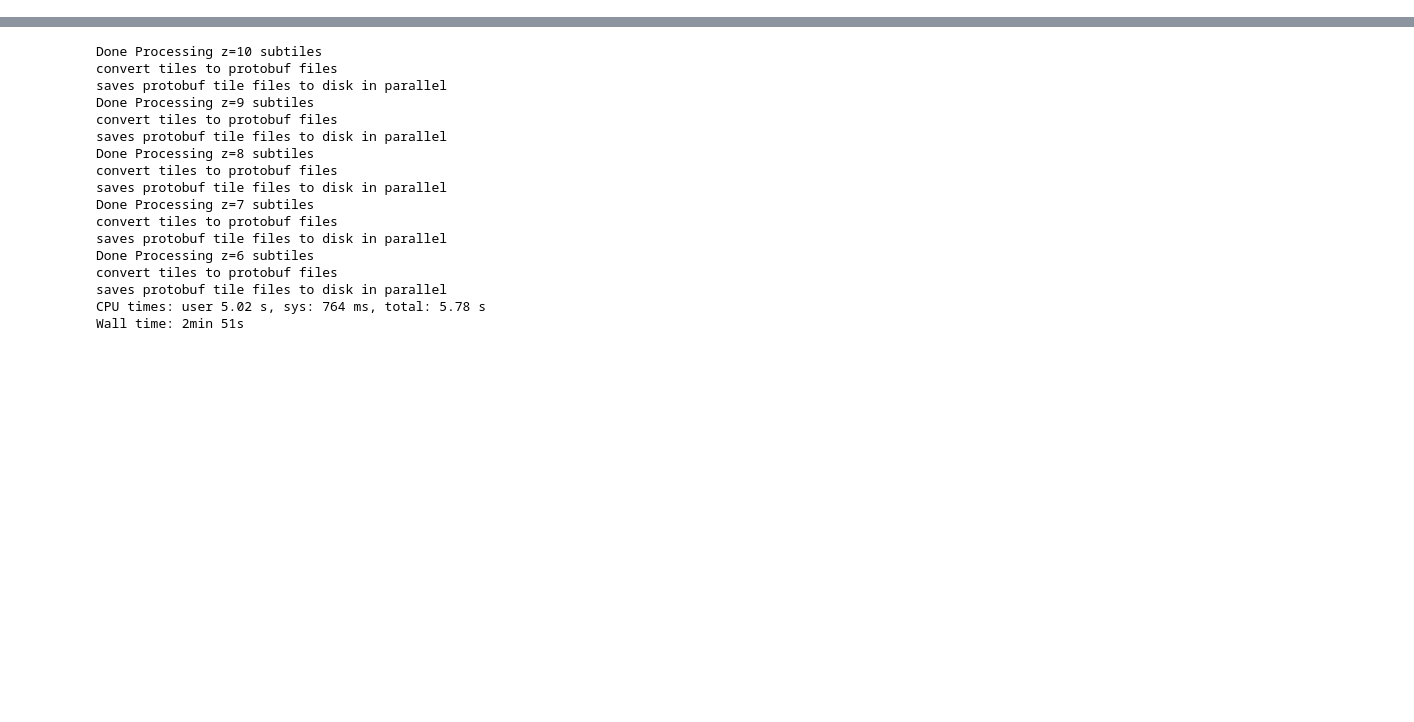
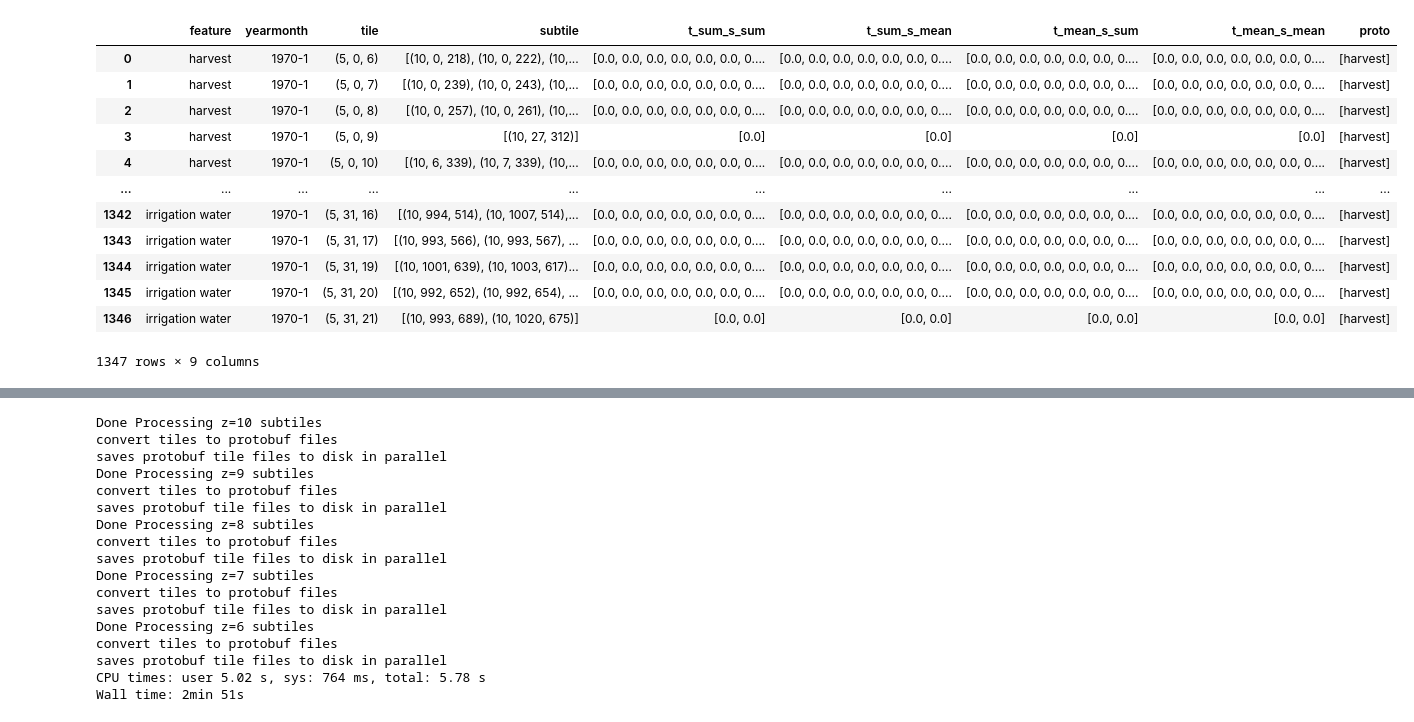
Before and after one commit to uncharted-causemos/slow-tortoise, a Jupyter notebook: experiment/notebooks/tile_core_draft.ipynb, the cells around one changed output, grey strips where cells are left out. Cells and saved outputs as stored; diff of their text form; code cells hidden in the pictures; blank space fills up the shorter version.

```diff
--- a/experiment/notebooks/tile_core_draft.ipynb
+++ b/experiment/notebooks/tile_core_draft.ipynb
@@ -39,10 +39,28 @@ def parentTile(coord):
     z, x, y = coord
     return (z - 1, math.floor(x / 2), math.floor(y / 2))
 
-# A tile will contain up to 4^levelDiff number of subtiles
-def tileCoord(subTileCoord, levelDiff = 5):
+# A tile will contain up to 4^leveldiff number of subtiles
+def tileCoord(subTileCoord, leveldiff = 5):
     z, x, y = subTileCoord
-    return (z - 5, math.floor(x / math.pow(2, levelDiff)), math.floor(y / math.pow(2, levelDiff)))
+    return (z - 5, math.floor(x / math.pow(2, leveldiff)), math.floor(y / math.pow(2, leveldiff)))
+
+# project subtile coord into bin index of levelDiff level up parent tile
+# def project(subtilecoord, tilecoord):
+#     # Calculate the coordinates of the subtile located at the most top left corner of main tile
+#     offset_x =
+#     offset_y =
+#     subz, subx, suby = subtilecoord
+
+#     #Project subtile coordinate to maxXBins * maxYBins grid coordinate
+#     binx = subx - offset_x
+#     biny = suby - offset_y
+
+#     totalBins = 4^5
+#     binIndex = binX + binY*maxXBins
+
+def toProto(x):
+    a = [x.feature]
+    return a
 # %%
 %%time
 # ==== Prepare data and run temporal and spatial aggregation =====
@@ -103,3 +121,11 @@ def processTiles(df, level):
     print ("NYI: saves protobuf tile files to disk in parallel")
     # For now just write current results as a whole to a file
     df.to_csv('./output/results-' + str(level) + '-*.csv')
+# %%
+%%time
+# TEST
+df['tile'] = df.apply(lambda x: tileCoord(x.subtile), axis=1, meta=(None, 'object'))
+df2 = df.groupby(['feature', 'yearmonth', 'tile']).agg(list).reset_index()
+df2['proto'] = df.apply(lambda x: toProto(x), axis=1, meta=(None, 'object'))
+df2.compute()
+# %% [output]
@@ -106,3 +134,16 @@ def processTiles(df, level):
+|  | feature | yearmonth | tile | subtile | t_sum_s_sum | t_sum_s_mean | t_mean_s_sum | t_mean_s_mean | proto |
+| 0 | harvest | 1970-1 | (5, 0, 6) | [(10, 0, 218), (10, 0, 222), (10,... | [0.0, 0.0, 0.0, 0.0, 0.0, 0.0, 0.... | [0.0, 0.0, 0.0, 0.0, 0.0, 0.0, 0.... | [0.0, 0.0, 0.0, 0.0, 0.0, 0.0, 0.... | [0.0, 0.0, 0.0, 0.0, 0.0, 0.0, 0.... | [harvest] |
+| 1 | harvest | 1970-1 | (5, 0, 7) | [(10, 0, 239), (10, 0, 243), (10,... | [0.0, 0.0, 0.0, 0.0, 0.0, 0.0, 0.... | [0.0, 0.0, 0.0, 0.0, 0.0, 0.0, 0.... | [0.0, 0.0, 0.0, 0.0, 0.0, 0.0, 0.... | [0.0, 0.0, 0.0, 0.0, 0.0, 0.0, 0.... | [harvest] |
+| 2 | harvest | 1970-1 | (5, 0, 8) | [(10, 0, 257), (10, 0, 261), (10,... | [0.0, 0.0, 0.0, 0.0, 0.0, 0.0, 0.... | [0.0, 0.0, 0.0, 0.0, 0.0, 0.0, 0.... | [0.0, 0.0, 0.0, 0.0, 0.0, 0.0, 0.... | [0.0, 0.0, 0.0, 0.0, 0.0, 0.0, 0.... | [harvest] |
+| 3 | harvest | 1970-1 | (5, 0, 9) | [(10, 27, 312)] | [0.0] | [0.0] | [0.0] | [0.0] | [harvest] |
+| 4 | harvest | 1970-1 | (5, 0, 10) | [(10, 6, 339), (10, 7, 339), (10,... | [0.0, 0.0, 0.0, 0.0, 0.0, 0.0, 0.... | [0.0, 0.0, 0.0, 0.0, 0.0, 0.0, 0.... | [0.0, 0.0, 0.0, 0.0, 0.0, 0.0, 0.... | [0.0, 0.0, 0.0, 0.0, 0.0, 0.0, 0.... | [harvest] |
+| ... | ... | ... | ... | ... | ... | ... | ... | ... | ... |
+| 1342 | irrigation water | 1970-1 | (5, 31, 16) | [(10, 994, 514), (10, 1007, 514),... | [0.0, 0.0, 0.0, 0.0, 0.0, 0.0, 0.... | [0.0, 0.0, 0.0, 0.0, 0.0, 0.0, 0.... | [0.0, 0.0, 0.0, 0.0, 0.0, 0.0, 0.... | [0.0, 0.0, 0.0, 0.0, 0.0, 0.0, 0.... | [harvest] |
+| 1343 | irrigation water | 1970-1 | (5, 31, 17) | [(10, 993, 566), (10, 993, 567), ... | [0.0, 0.0, 0.0, 0.0, 0.0, 0.0, 0.... | [0.0, 0.0, 0.0, 0.0, 0.0, 0.0, 0.... | [0.0, 0.0, 0.0, 0.0, 0.0, 0.0, 0.... | [0.0, 0.0, 0.0, 0.0, 0.0, 0.0, 0.... | [harvest] |
+| 1344 | irrigation water | 1970-1 | (5, 31, 19) | [(10, 1001, 639), (10, 1003, 617)... | [0.0, 0.0, 0.0, 0.0, 0.0, 0.0, 0.... | [0.0, 0.0, 0.0, 0.0, 0.0, 0.0, 0.... | [0.0, 0.0, 0.0, 0.0, 0.0, 0.0, 0.... | [0.0, 0.0, 0.0, 0.0, 0.0, 0.0, 0.... | [harvest] |
+| 1345 | irrigation water | 1970-1 | (5, 31, 20) | [(10, 992, 652), (10, 992, 654), ... | [0.0, 0.0, 0.0, 0.0, 0.0, 0.0, 0.... | [0.0, 0.0, 0.0, 0.0, 0.0, 0.0, 0.... | [0.0, 0.0, 0.0, 0.0, 0.0, 0.0, 0.... | [0.0, 0.0, 0.0, 0.0, 0.0, 0.0, 0.... | [harvest] |
+| 1346 | irrigation water | 1970-1 | (5, 31, 21) | [(10, 993, 689), (10, 1020, 675)] | [0.0, 0.0] | [0.0, 0.0] | [0.0, 0.0] | [0.0, 0.0] | [harvest] |
+1347 rows × 9 columns
 # %%
 %%time
 df['tile'] = df.apply(lambda x: tileCoord(x.subtile), axis=1, meta=(None, 'object'))
```
Also changed, not shown: parts of 4 cells of this notebook.
